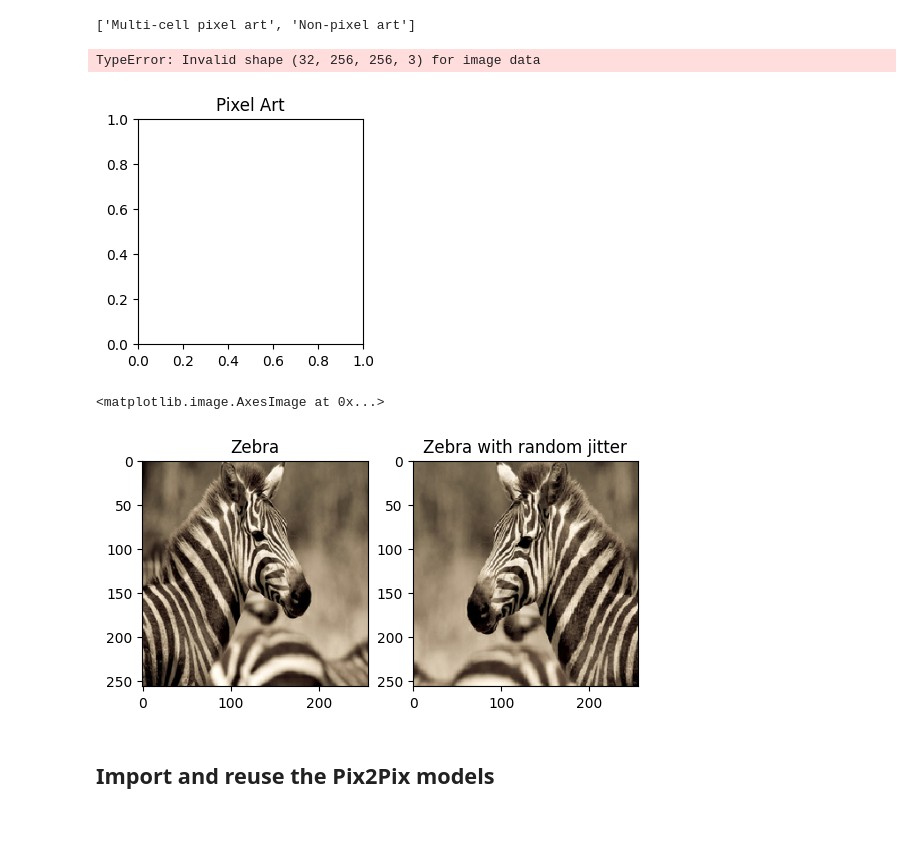
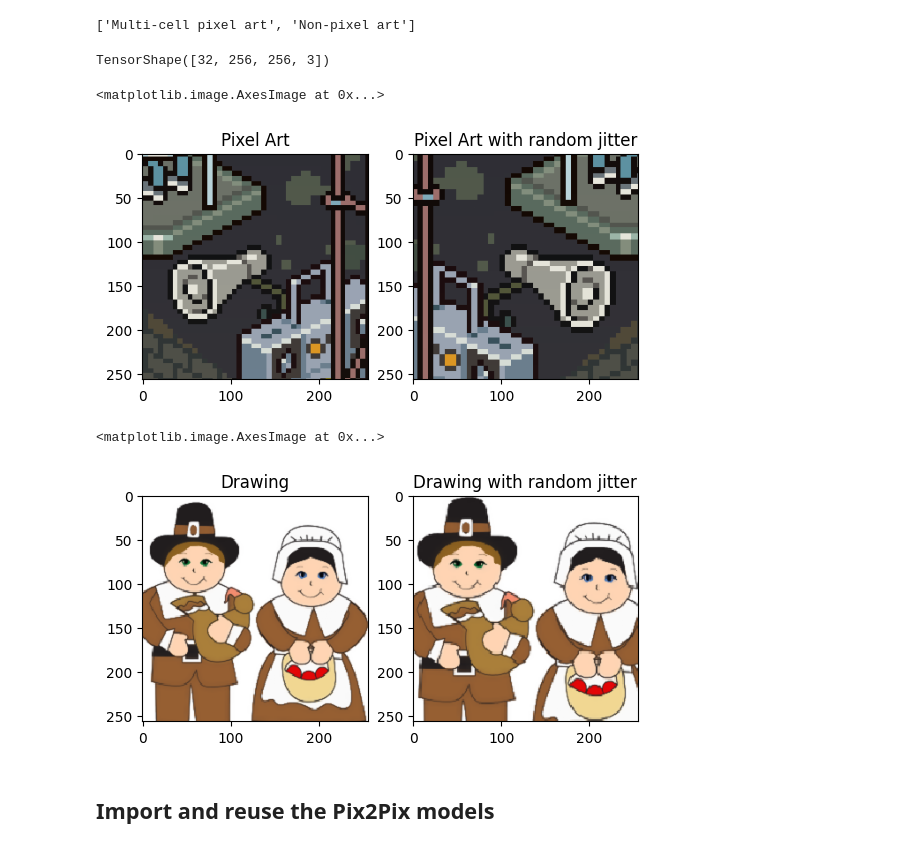
Before and after one commit to Atatra/draw2pix, a Jupyter notebook: notebooks/cyclegan copy.ipynb, the cells around one changed output. Saved outputs shown, nothing was run; the diff lists cells and outputs as text; code cells hidden in the pictures.

```diff
--- a/notebooks/cyclegan copy.ipynb
+++ b/notebooks/cyclegan copy.ipynb
@@ -179,16 +183,20 @@ train_draw = train_draw.cache().map(
     preprocess_image_train, num_parallel_calls=AUTOTUNE).shuffle(
     BUFFER_SIZE).batch(BATCH_SIZE)
 
-train_pix = train_pix.map(
+test_pix = test_pix.map(
     preprocess_image_test, num_parallel_calls=AUTOTUNE).cache().shuffle(
     BUFFER_SIZE).batch(BATCH_SIZE)
 
-train_draw = train_draw.map(
+test_draw = test_draw.map(
     preprocess_image_test, num_parallel_calls=AUTOTUNE).cache().shuffle(
     BUFFER_SIZE).batch(BATCH_SIZE)
 # %%
 sample_pix = next(iter(train_pix))
 sample_draw = next(iter(train_draw))
+# %%
+sample_draw.shape
+# %% [output]
+TensorShape([32, 256, 256, 3])
 # %%
 plt.subplot(121)
 plt.title('Pixel Art')
@@ -198,19 +206,19 @@ plt.subplot(122)
 plt.title('Pixel Art with random jitter')
 plt.imshow(random_jitter(sample_pix[0]) * 0.5 + 0.5)
 # %% [output]
-TypeError: Invalid shape (32, 256, 256, 3) for image data
+<matplotlib.image.AxesImage at 0x...>
-[figure, old version]
+[figure, new version]
 # %%
 plt.subplot(121)
-plt.title('Zebra')
-plt.imshow(sample_zebra[0] * 0.5 + 0.5)
+plt.title('Drawing')
+plt.imshow(sample_draw[0] * 0.5 + 0.5)
 
 plt.subplot(122)
-plt.title('Zebra with random jitter')
-plt.imshow(random_jitter(sample_zebra[0]) * 0.5 + 0.5)
+plt.title('Drawing with random jitter')
+plt.imshow(random_jitter(sample_draw[0]) * 0.5 + 0.5)
 # %% [output]
 <matplotlib.image.AxesImage at 0x...>
-[figure, old version]
+[figure, new version]
 # %% [markdown]
 ## Import and reuse the Pix2Pix models
 # %% [markdown]
```
Also changed, not shown: parts of 7 cells of this notebook.
